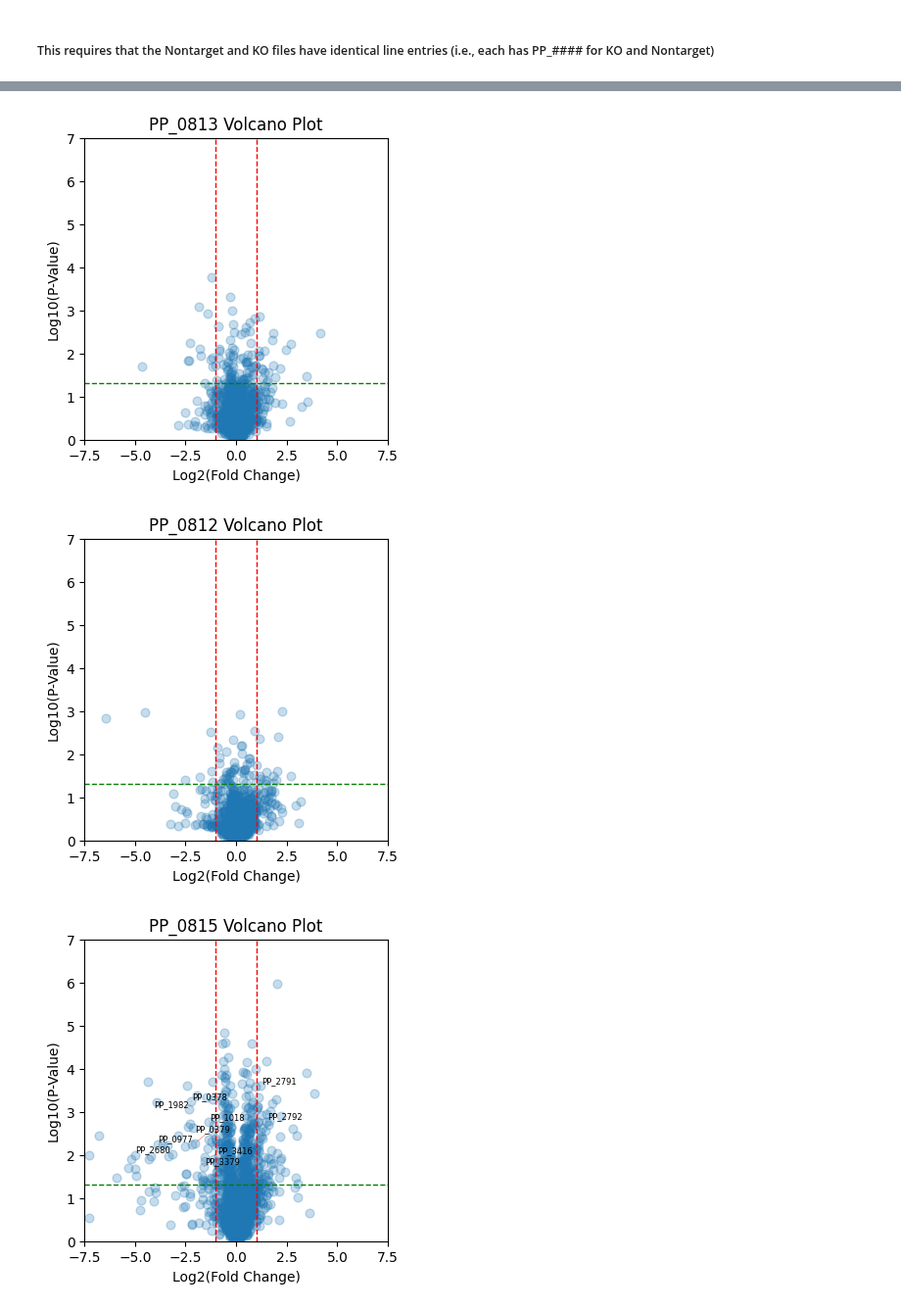
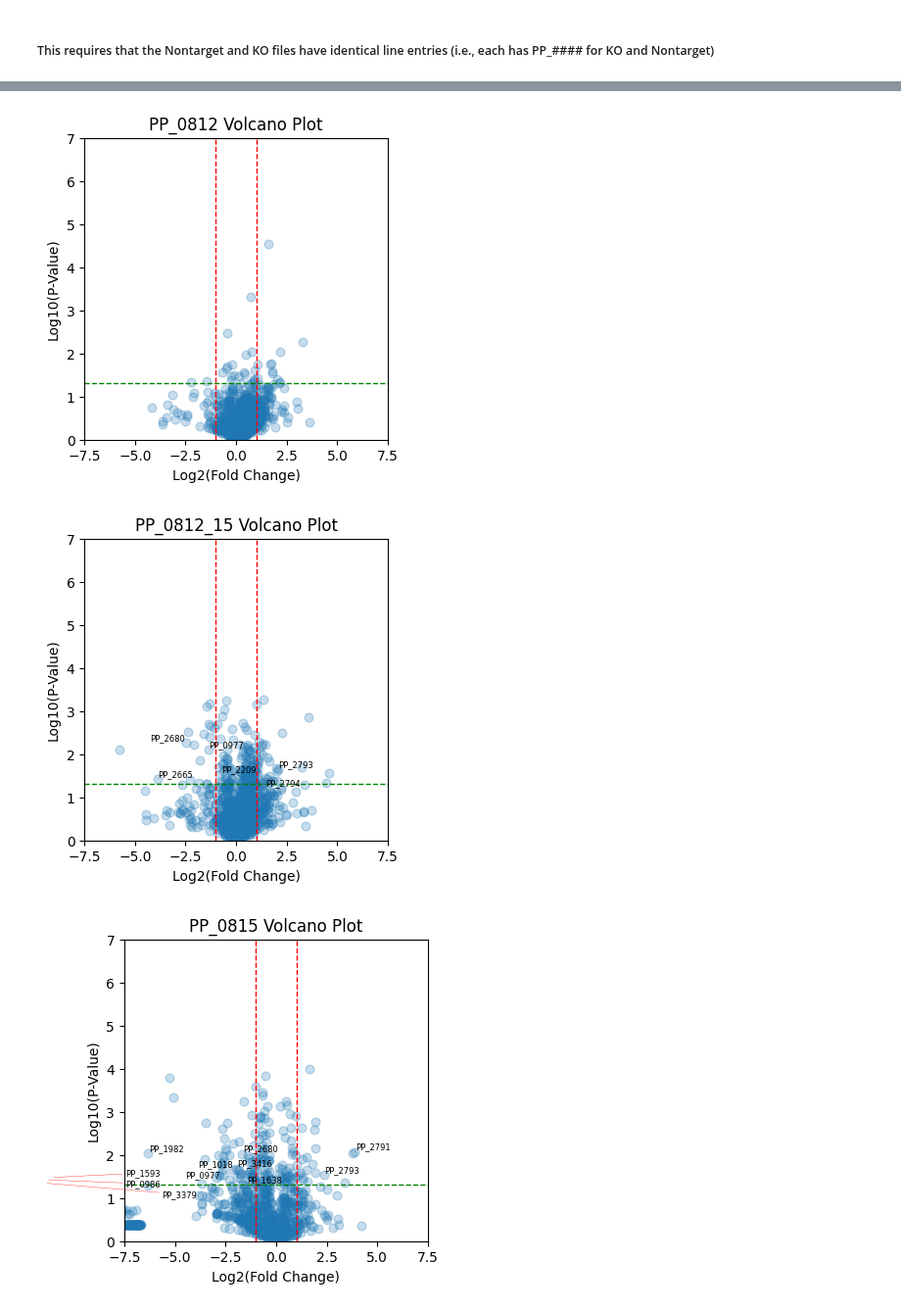
Before and after one commit to JBEI/Isoprenol_CRISPRi, a Jupyter notebook: 241206_CRISPRi_KO/250227_KO_CRISPRi_Volcanos.ipynb, the cells around one changed output, grey strips where cells are left out. Shown at 98% size. Cells and saved outputs as stored; diff of their text form; code cells hidden in the pictures.

```diff
--- a/241206_CRISPRi_KO/250227_KO_CRISPRi_Volcanos.ipynb
+++ b/241206_CRISPRi_KO/250227_KO_CRISPRi_Volcanos.ipynb
@@ -9,8 +9,10 @@ from adjustText import adjust_text
 import os
 
 # Load the data files
-target_data = pd.read_csv('250228_Jan_Target.csv')
-nontarget_data = pd.read_csv('250228_Jan_NT.csv')
+# target_data = pd.read_csv('250228_Jan_Target.csv')
+# nontarget_data = pd.read_csv('250228_Jan_NT.csv')
+target_data = pd.read_csv('Fig5_Target.csv')
+nontarget_data = pd.read_csv('Fig5_Non-Target.csv')
 
 # nontarget_data = pd.read_csv('PP_0812_15_NonTar.csv')
 # target_data = pd.read_csv('PP_0812_15_Tar.csv')
@@ -85,12 +87,12 @@ for sample in sample_names:
     nontarget_sample_data = nontarget_data[nontarget_data['Sample'] == sample]
 
     # Compute mean %_of_protein_abundance_Top3-method for each protein
-    target_mean = target_sample_data.groupby('Protein.Group')['%_of protein_abundance_Top3-method'].mean().reset_index()
-    nontarget_mean = nontarget_sample_data.groupby('Protein.Group')['%_of protein_abundance_Top3-method'].mean().reset_index()
+    target_mean = target_sample_data.groupby('Protein.Group')['%_of_protein_abundance_Top3-method'].mean().reset_index()
+    nontarget_mean = nontarget_sample_data.groupby('Protein.Group')['%_of_protein_abundance_Top3-method'].mean().reset_index()
 
     # Rename columns for clarity
-    target_mean.rename(columns={'%_of protein_abundance_Top3-method': 'target_mean'}, inplace=True)
-    nontarget_mean.rename(columns={'%_of protein_abundance_Top3-method': 'nontarget_mean'}, inplace=True)
+    target_mean.rename(columns={'%_of_protein_abundance_Top3-method': 'target_mean'}, inplace=True)
+    nontarget_mean.rename(columns={'%_of_protein_abundance_Top3-method': 'nontarget_mean'}, inplace=True)
 
     # Filter target_mean to include only abundances > top3_filter
     # target_mean = target_mean[target_mean['target_mean'] > top3_filter]
@@ -112,13 +114,13 @@ for sample in sample_names:
         continue
 
     # Compute p-values (assume replicates data exists for actual p-value calculation)
-    target_reps = target_sample_data[['Protein.Group', '%_of protein_abundance_Top3-method']]
-    nontarget_reps = nontarget_sample_data[['Protein.Group', '%_of protein_abundance_Top3-method']]
+    target_reps = target_sample_data[['Protein.Group', '%_of_protein_abundance_Top3-method']]
+    nontarget_reps = nontarget_sample_data[['Protein.Group', '%_of_protein_abundance_Top3-method']]
 
     p_values = []
     for protein in merged_data['Protein.Group']:
-        group1 = target_reps[target_reps['Protein.Group'] == protein]['%_of protein_abundance_Top3-method']
-        group2 = nontarget_reps[nontarget_reps['Protein.Group'] == protein]['%_of protein_abundance_Top3-method']
+        group1 = target_reps[target_reps['Protein.Group'] == protein]['%_of_protein_abundance_Top3-method']
+        group2 = nontarget_reps[nontarget_reps['Protein.Group'] == protein]['%_of_protein_abundance_Top3-method']
         if not group1.empty and not group2.empty:
             _, p_val = ttest_ind(group1, group2, equal_var=False)
         else:
@@ -209,3 +211,3 @@ Log2 and Log10 values saved to 'Volcano_Results.csv'
-[figure, old version]
+[figure, new version]
-[figure, old version]
+[figure, new version]
-[figure, old version]
+[figure, new version]
```
Also changed, not shown: parts of 2 cells of this notebook, 13 other files.
